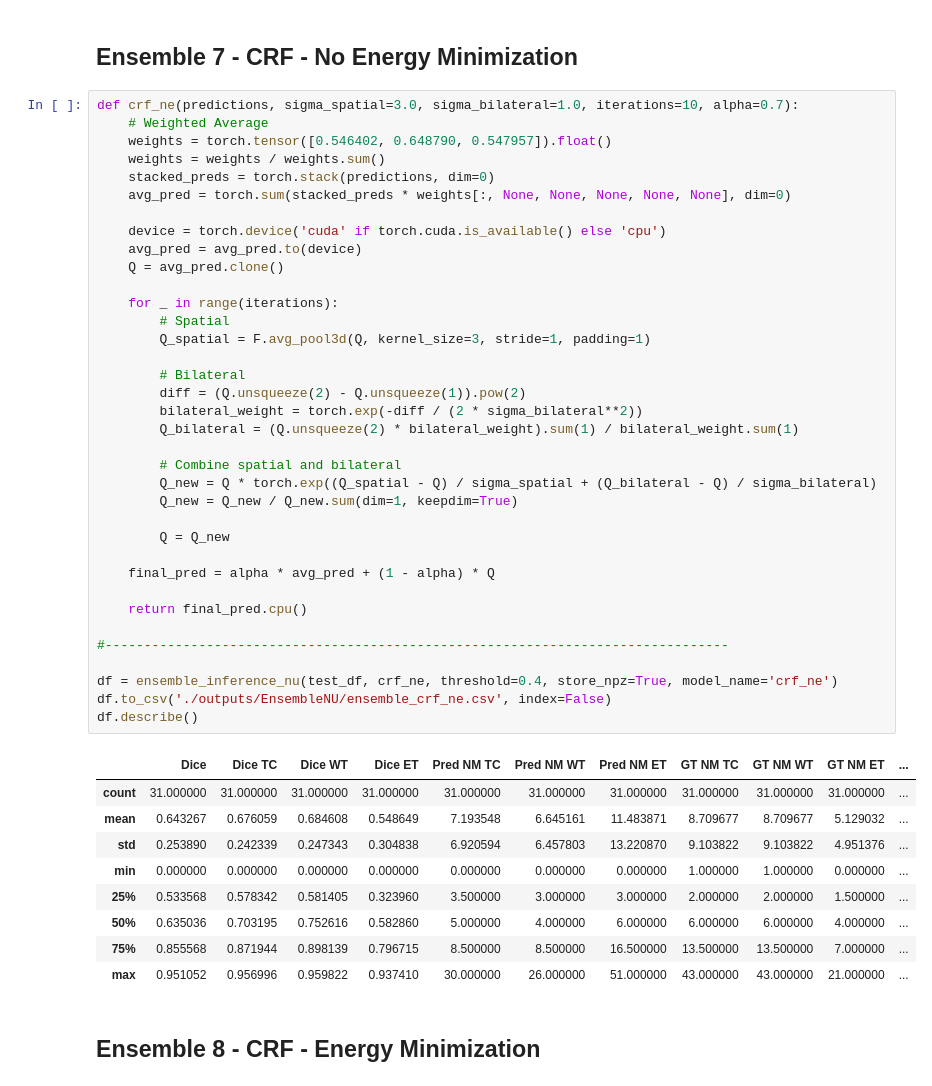
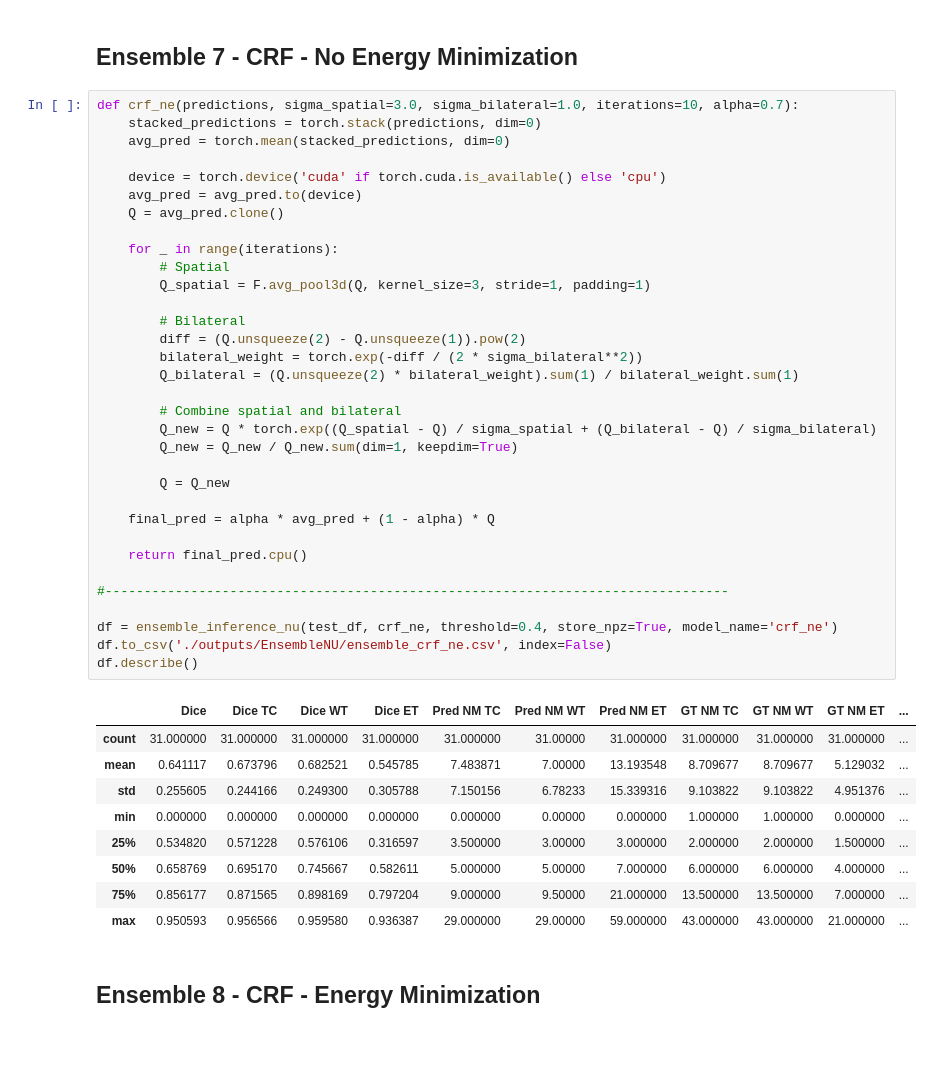
Before and after one commit to NachoGV/Semantic-Segmentation-of-Brain-Metastases-in-MRI-Scans, a Jupyter notebook: ensemble_no_unet.ipynb, the cells around one changed output. Cells and saved outputs as stored; diff of their text form; blank space fills up the shorter version.

```diff
--- a/ensemble_no_unet.ipynb
+++ b/ensemble_no_unet.ipynb
@@ -233,50 +233,47 @@ ds_df.describe()
 ## Ensemble 7 - CRF - No Energy Minimization
 # %%
 def crf_ne(predictions, sigma_spatial=3.0, sigma_bilateral=1.0, iterations=10, alpha=0.7):
-    # Weighted Average
-    weights = torch.tensor([0.546402, 0.648790, 0.547957]).float()
-    weights = weights / weights.sum()
-    stacked_preds = torch.stack(predictions, dim=0)
-    avg_pred = torch.sum(stacked_preds * weights[:, None, None, None, None, None], dim=0)
+    stacked_predictions = torch.stack(predictions, dim=0)
+    avg_pred = torch.mean(stacked_predictions, dim=0)
 
     device = torch.device('cuda' if torch.cuda.is_available() else 'cpu')
     avg_pred = avg_pred.to(device)
     Q = avg_pred.clone()
 
     for _ in range(iterations):
         # Spatial
         Q_spatial = F.avg_pool3d(Q, kernel_size=3, stride=1, padding=1)
 
         # Bilateral
         diff = (Q.unsqueeze(2) - Q.unsqueeze(1)).pow(2)
         bilateral_weight = torch.exp(-diff / (2 * sigma_bilateral**2))
         Q_bilateral = (Q.unsqueeze(2) * bilateral_weight).sum(1) / bilateral_weight.sum(1)
 
         # Combine spatial and bilateral
         Q_new = Q * torch.exp((Q_spatial - Q) / sigma_spatial + (Q_bilateral - Q) / sigma_bilateral)
         Q_new = Q_new / Q_new.sum(dim=1, keepdim=True)
 
         Q = Q_new
 
     final_pred = alpha * avg_pred + (1 - alpha) * Q
 
     return final_pred.cpu()
 
 #--------------------------------------------------------------------------------
 
 df = ensemble_inference_nu(test_df, crf_ne, threshold=0.4, store_npz=True, model_name='crf_ne')
 df.to_csv('./outputs/EnsembleNU/ensemble_crf_ne.csv', index=False)
 df.describe()
 # %% [output]
 |  | Dice | Dice TC | Dice WT | Dice ET | Pred NM TC | Pred NM WT | Pred NM ET | GT NM TC | GT NM WT | GT NM ET | ... |
-| count | 31.000000 | 31.000000 | 31.000000 | 31.000000 | 31.000000 | 31.000000 | 31.000000 | 31.000000 | 31.000000 | 31.000000 | ... |
-| mean | 0.643267 | 0.676059 | 0.684608 | 0.548649 | 7.193548 | 6.645161 | 11.483871 | 8.709677 | 8.709677 | 5.129032 | ... |
-| std | 0.253890 | 0.242339 | 0.247343 | 0.304838 | 6.920594 | 6.457803 | 13.220870 | 9.103822 | 9.103822 | 4.951376 | ... |
-| min | 0.000000 | 0.000000 | 0.000000 | 0.000000 | 0.000000 | 0.000000 | 0.000000 | 1.000000 | 1.000000 | 0.000000 | ... |
-| 25% | 0.533568 | 0.578342 | 0.581405 | 0.323960 | 3.500000 | 3.000000 | 3.000000 | 2.000000 | 2.000000 | 1.500000 | ... |
-| 50% | 0.635036 | 0.703195 | 0.752616 | 0.582860 | 5.000000 | 4.000000 | 6.000000 | 6.000000 | 6.000000 | 4.000000 | ... |
-| 75% | 0.855568 | 0.871944 | 0.898139 | 0.796715 | 8.500000 | 8.500000 | 16.500000 | 13.500000 | 13.500000 | 7.000000 | ... |
-| max | 0.951052 | 0.956996 | 0.959822 | 0.937410 | 30.000000 | 26.000000 | 51.000000 | 43.000000 | 43.000000 | 21.000000 | ... |
+| count | 31.000000 | 31.000000 | 31.000000 | 31.000000 | 31.000000 | 31.00000 | 31.000000 | 31.000000 | 31.000000 | 31.000000 | ... |
+| mean | 0.641117 | 0.673796 | 0.682521 | 0.545785 | 7.483871 | 7.00000 | 13.193548 | 8.709677 | 8.709677 | 5.129032 | ... |
+| std | 0.255605 | 0.244166 | 0.249300 | 0.305788 | 7.150156 | 6.78233 | 15.339316 | 9.103822 | 9.103822 | 4.951376 | ... |
+| min | 0.000000 | 0.000000 | 0.000000 | 0.000000 | 0.000000 | 0.00000 | 0.000000 | 1.000000 | 1.000000 | 0.000000 | ... |
+| 25% | 0.534820 | 0.571228 | 0.576106 | 0.316597 | 3.500000 | 3.00000 | 3.000000 | 2.000000 | 2.000000 | 1.500000 | ... |
+| 50% | 0.658769 | 0.695170 | 0.745667 | 0.582611 | 5.000000 | 5.00000 | 7.000000 | 6.000000 | 6.000000 | 4.000000 | ... |
+| 75% | 0.856177 | 0.871565 | 0.898169 | 0.797204 | 9.000000 | 9.50000 | 21.000000 | 13.500000 | 13.500000 | 7.000000 | ... |
+| max | 0.950593 | 0.956566 | 0.959580 | 0.936387 | 29.000000 | 29.00000 | 59.000000 | 43.000000 | 43.000000 | 21.000000 | ... |
 # %% [markdown]
 ## Ensemble 8 - CRF - Energy Minimization
 # %%
```
Also changed, not shown: parts of 1 cell of this notebook, 6 other files.
